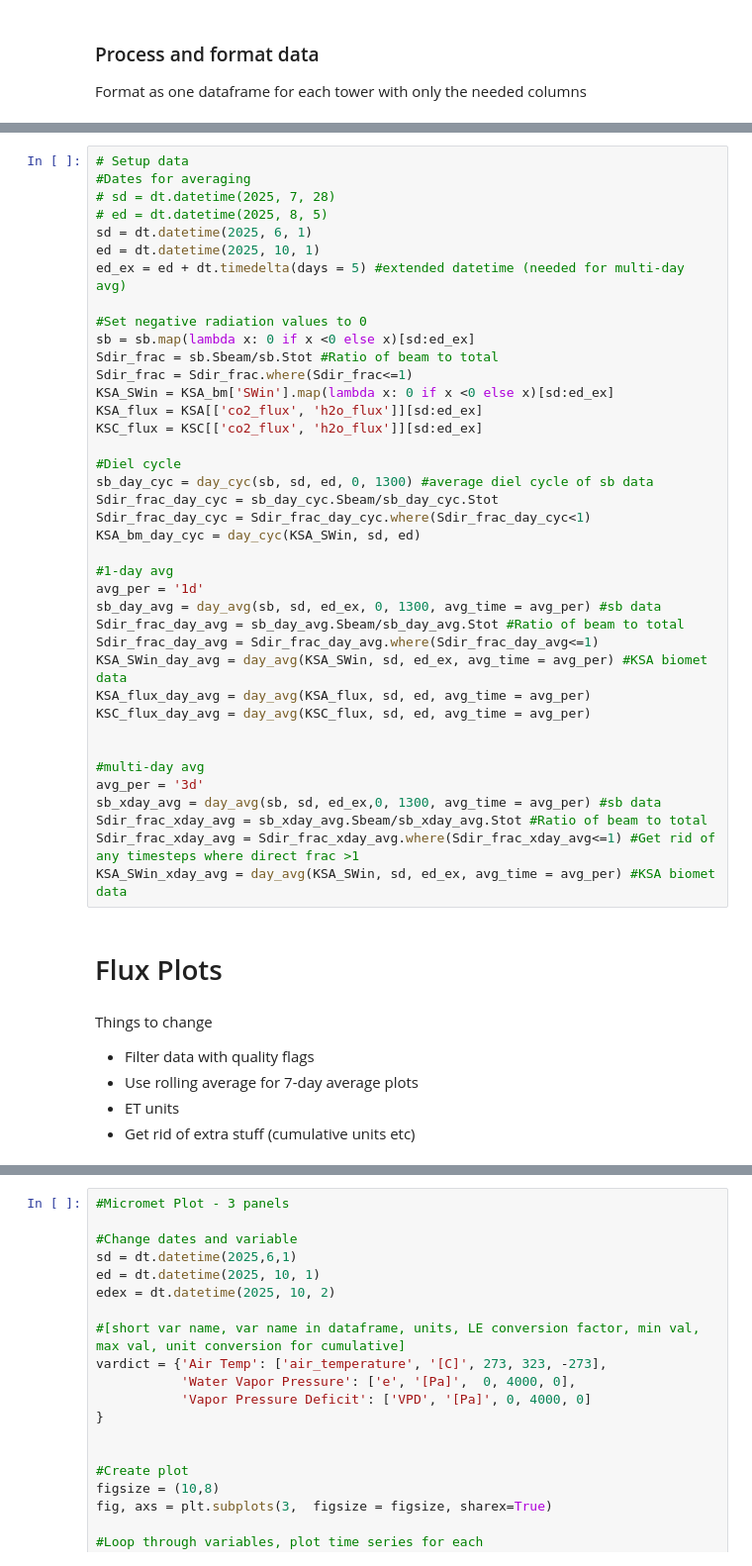
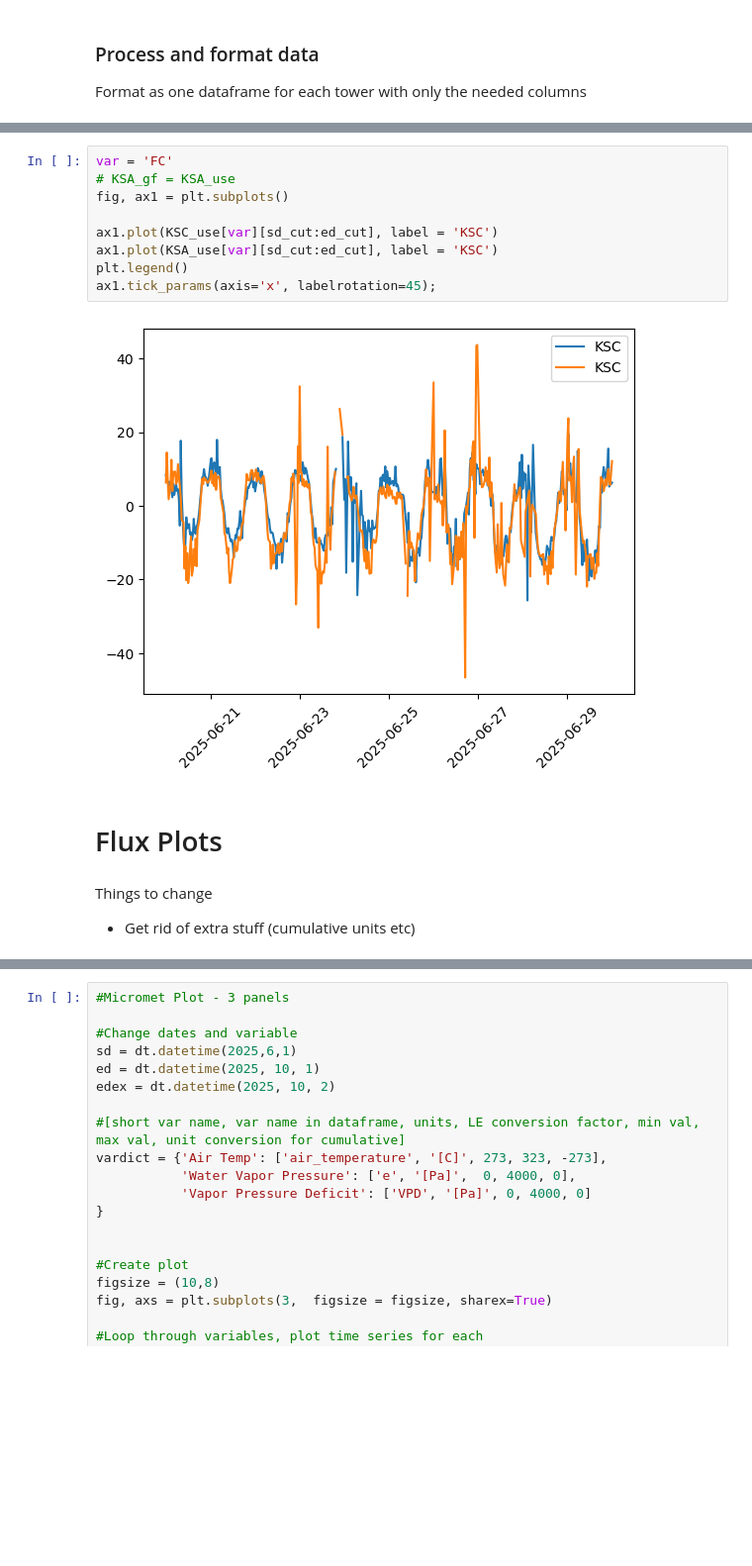
Before and after one commit to ermather/Kogonsa_Solar_obs_analysis, a Jupyter notebook: obs_analysis/AVRF_manuscript_figs.ipynb, the cells around one changed output, grey strips where cells are left out. Shown at 99% size. Drawn from its saved outputs; the diff is of its cells as text; blank space fills up the shorter version.

```diff
--- a/obs_analysis/AVRF_manuscript_figs.ipynb
+++ b/obs_analysis/AVRF_manuscript_figs.ipynb
@@ -203,49 +217,18 @@ KeyError: 'FC'
-# %%
-# Setup data
-#Dates for averaging
-# sd = dt.datetime(2025, 7, 28)
-# ed = dt.datetime(2025, 8, 5)
-sd = dt.datetime(2025, 6, 1)
-ed = dt.datetime(2025, 10, 1)
-ed_ex = ed + dt.timedelta(days = 5) #extended datetime (needed for multi-day avg)
-
-#Set negative radiation values to 0
-sb = sb.map(lambda x: 0 if x <0 else x)[sd:ed_ex]
-Sdir_frac = sb.Sbeam/sb.Stot #Ratio of beam to total
-Sdir_frac = Sdir_frac.where(Sdir_frac<=1)
-KSA_SWin = KSA_bm['SWin'].map(lambda x: 0 if x <0 else x)[sd:ed_ex]
-KSA_flux = KSA[['co2_flux', 'h2o_flux']][sd:ed_ex]
-KSC_flux = KSC[['co2_flux', 'h2o_flux']][sd:ed_ex]
-
-#Diel cycle
-sb_day_cyc = day_cyc(sb, sd, ed, 0, 1300) #average diel cycle of sb data
-Sdir_frac_day_cyc = sb_day_cyc.Sbeam/sb_day_cyc.Stot
-Sdir_frac_day_cyc = Sdir_frac_day_cyc.where(Sdir_frac_day_cyc<1)
-KSA_bm_day_cyc = day_cyc(KSA_SWin, sd, ed)
-
-#1-day avg
-avg_per = '1d'
-sb_day_avg = day_avg(sb, sd, ed_ex, 0, 1300, avg_time = avg_per) #sb data
-Sdir_frac_day_avg = sb_day_avg.Sbeam/sb_day_avg.Stot #Ratio of beam to total
-Sdir_frac_day_avg = Sdir_frac_day_avg.where(Sdir_frac_day_avg<=1)
-KSA_SWin_day_avg = day_avg(KSA_SWin, sd, ed_ex, avg_time = avg_per) #KSA biomet data
-KSA_flux_day_avg = day_avg(KSA_flux, sd, ed, avg_time = avg_per)
-KSC_flux_day_avg = day_avg(KSC_flux, sd, ed, avg_time = avg_per)
-
-
-#multi-day avg
-avg_per = '3d'
-sb_xday_avg = day_avg(sb, sd, ed_ex,0, 1300, avg_time = avg_per) #sb data
-Sdir_frac_xday_avg = sb_xday_avg.Sbeam/sb_xday_avg.Stot #Ratio of beam to total
-Sdir_frac_xday_avg = Sdir_frac_xday_avg.where(Sdir_frac_xday_avg<=1) #Get rid of any timesteps where direct frac >1
-KSA_SWin_xday_avg = day_avg(KSA_SWin, sd, ed_ex, avg_time = avg_per) #KSA biomet data
+# %%
+var = 'FC'
+# KSA_gf = KSA_use
+fig, ax1 = plt.subplots()
+
+ax1.plot(KSC_use[var][sd_cut:ed_cut], label = 'KSC')
+ax1.plot(KSA_use[var][sd_cut:ed_cut], label = 'KSC')
+plt.legend()
+ax1.tick_params(axis='x', labelrotation=45);
+# %% [output]
+[figure, added]
 # %% [markdown]
 # Flux Plots
 # %% [markdown]
 Things to change
-- Filter data with quality flags
-- Use rolling average for 7-day average plots
-- ET units
 - Get rid of extra stuff (cumulative units etc)
 # %%
 #Cumulative plot - 3 panels
```
Also changed, not shown: parts of 11 cells of this notebook.
